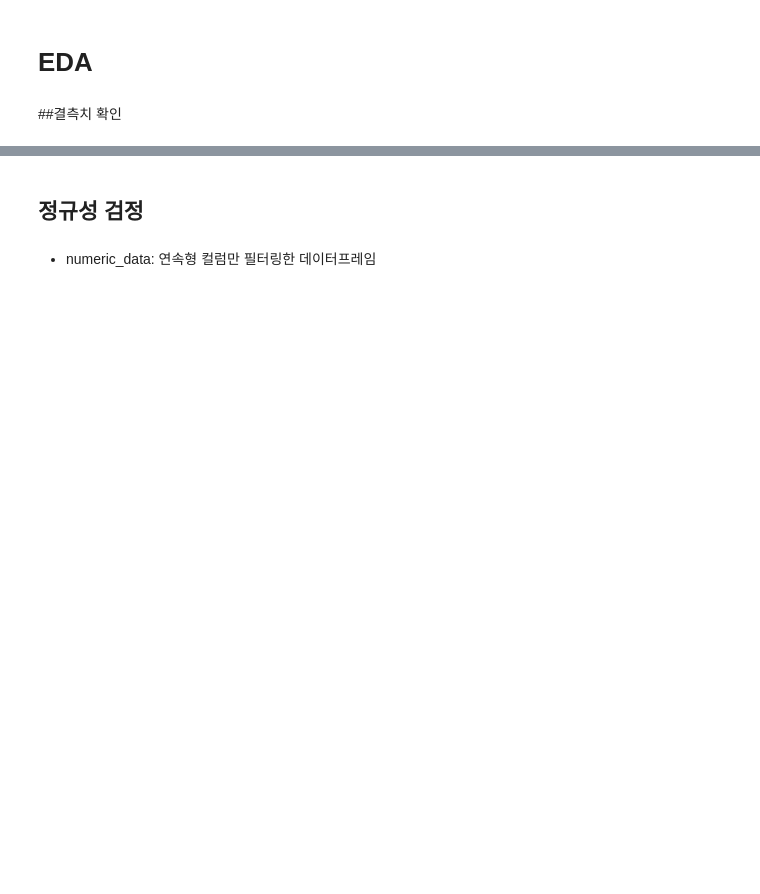
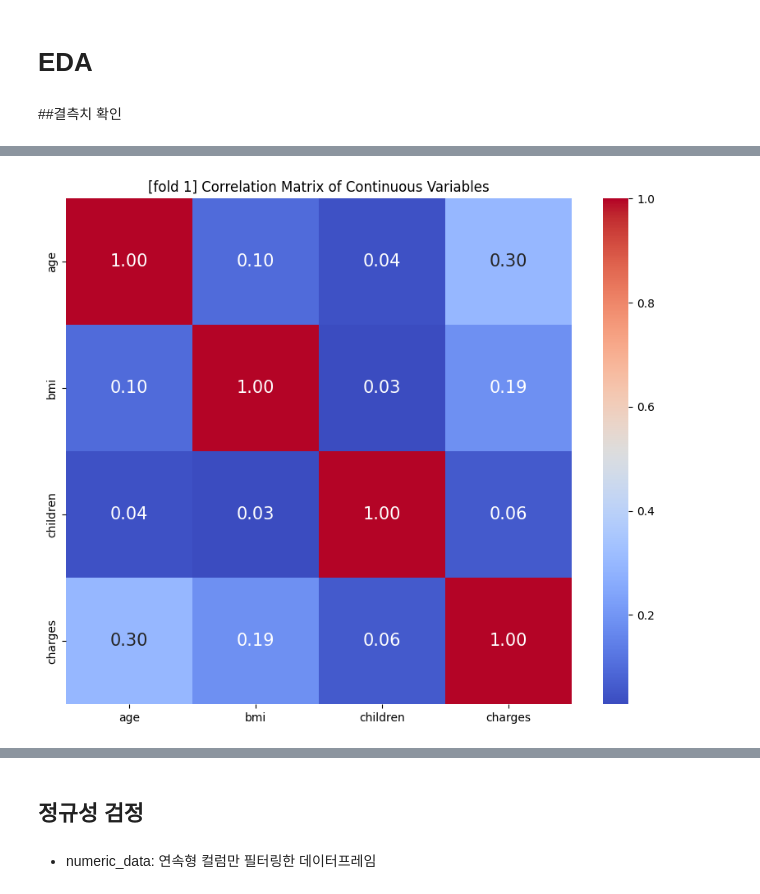
Before and after one commit to daeun118/24_2_ML_in_Finance, a Jupyter notebook: ML_in_Finance_TermProject.ipynb, the cells around one changed output, grey strips where cells are left out. Drawn from its saved outputs; the diff is of its cells as text; code cells hidden in the pictures; blank space fills up the shorter version.

```diff
--- a/ML_in_Finance_TermProject.ipynb
+++ b/ML_in_Finance_TermProject.ipynb
@@ -60,0 +144,10 @@ plt.show()
+# %%
+# 상관관계 행렬 계산 및 시각화
+corr_matrix1 = fold1_numeric.corr()
+
+plt.figure(figsize=(10, 8))
+sns.heatmap(corr_matrix1, annot=True, cmap='coolwarm', fmt=".2f", square=True, annot_kws={"fontsize": 15})
+plt.title('[fold 1] Correlation Matrix of Continuous Variables')
+plt.show()
+# %% [output]
+[figure, added]
```
Also changed, not shown: parts of 68 cells of this notebook.
